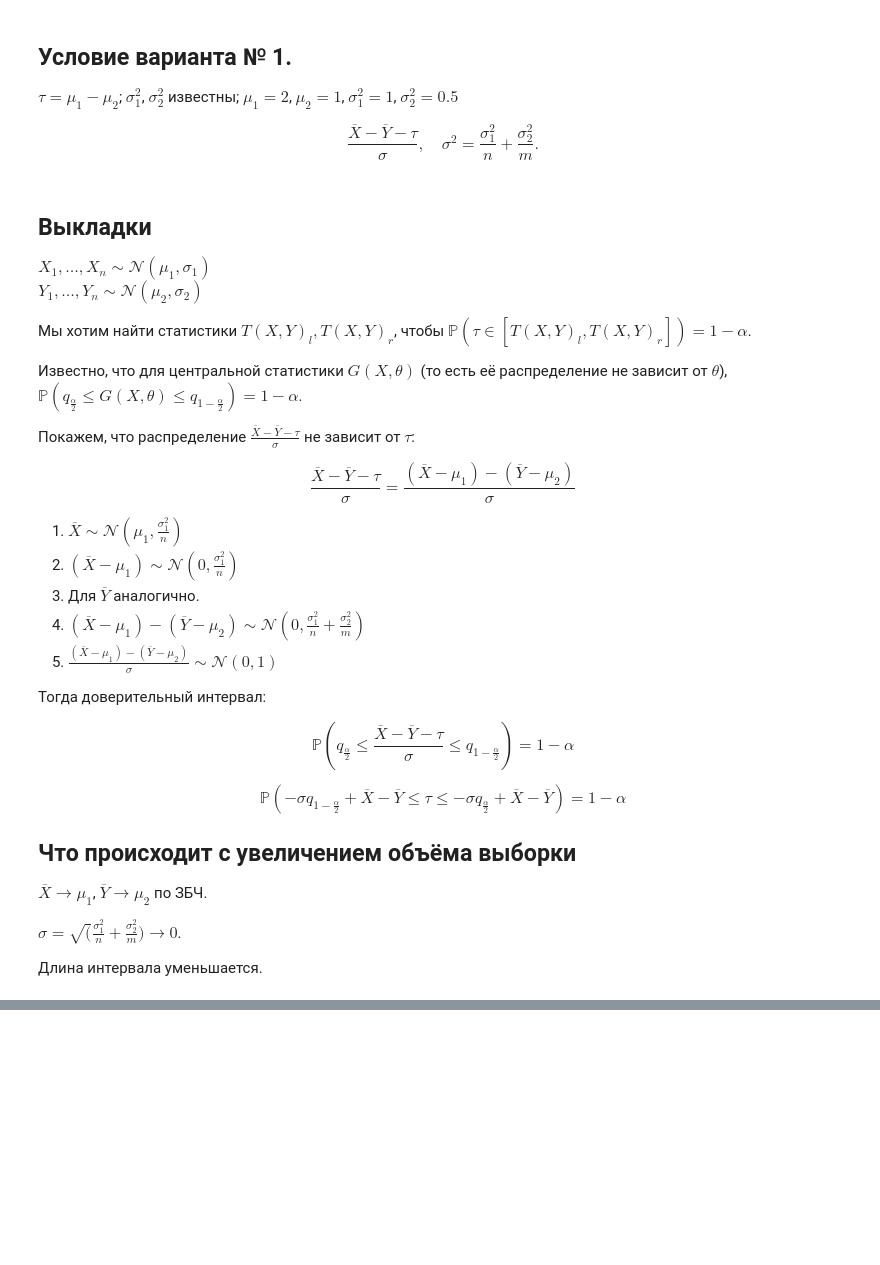
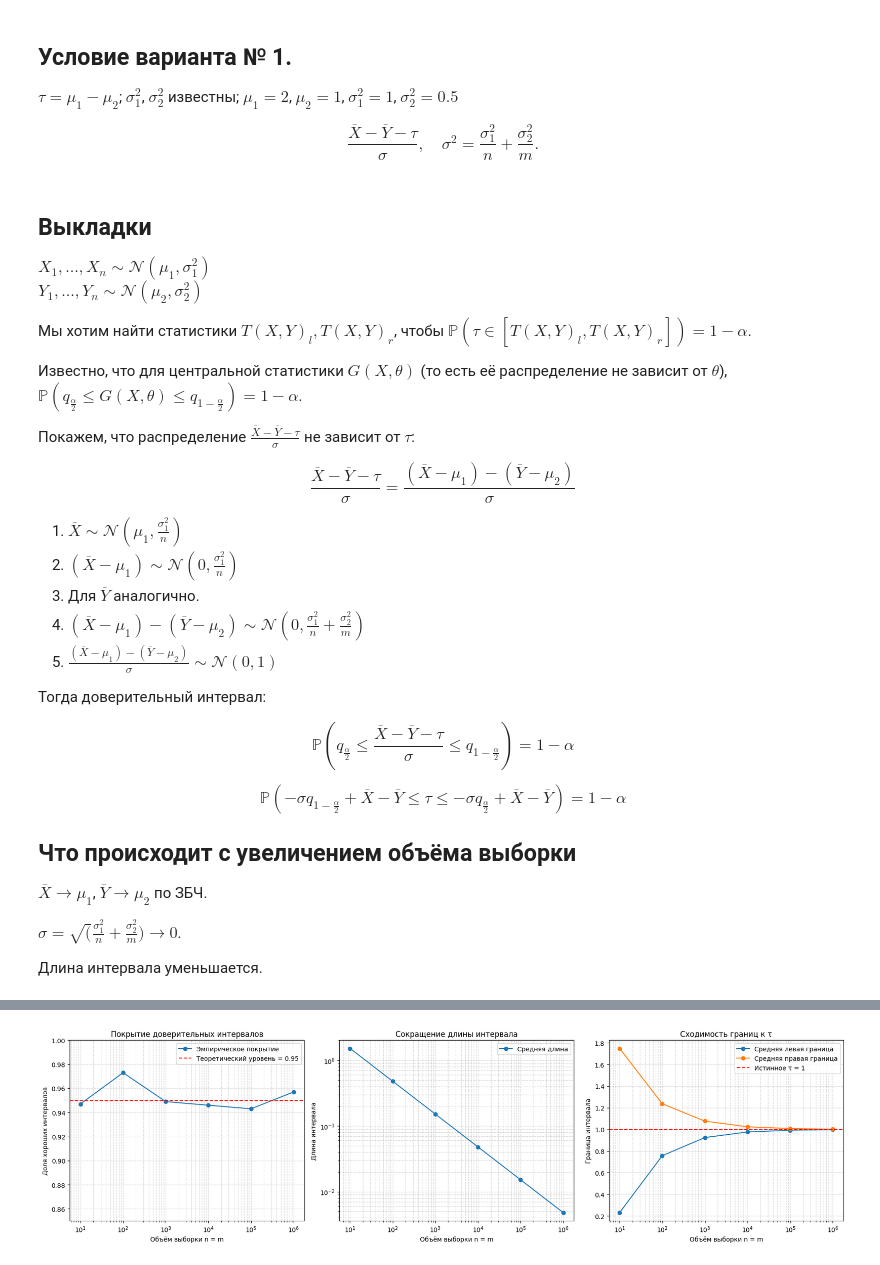
Before and after one commit to ipakhovskiy/math-statistics-lab-3, a Jupyter notebook: task-1.ipynb, the cells around one changed output, grey strips where cells are left out. Saved outputs shown, nothing was run; the diff lists cells and outputs as text; code cells hidden in the pictures; blank space fills up the shorter version.

```diff
--- a/task-1.ipynb
+++ b/task-1.ipynb
@@ -11,8 +11,8 @@ $$
 $$
 # %% [markdown]
 ## Выкладки
-$X_1, \dots, X_n \sim \mathcal{N}(\mu_1, \sigma_1)$ \
-$Y_1, \dots, Y_n \sim \mathcal{N}(\mu_2, \sigma_2)$
+$X_1, \dots, X_n \sim \mathcal{N}(\mu_1, \sigma_1^2)$ \
+$Y_1, \dots, Y_n \sim \mathcal{N}(\mu_2, \sigma_2^2)$
 
 Мы хотим найти статистики $T(X,Y)_l, T(X,Y)_r$, чтобы $\mathbb{P}(\tau \in [T(X,Y)_l, T(X,Y)_r]) = 1 - \alpha$.
 
@@ -98,0 +85,63 @@ for i in SAMPLE_SIZES:
+# %%
+import matplotlib.pyplot as plt
+
+coverages = []
+mean_interval_lengths = []
+mean_lower_bounds = []
+mean_upper_bounds = []
+
+for i in SAMPLE_SIZES:
+    intervals, good_intervals = run(NUM_SAPLES, i, i, ALPHA)
+
+    print(f'N = {i} M = {i}')
+    print(f'Good intervals: {good_intervals}')
+    print(f'Good intervals proprortion: {good_intervals / NUM_SAPLES}')
+
+    firsts, seconds = zip(*intervals)
+    result = (sum(firsts) / len(intervals), sum(seconds) / len(intervals))
+
+    print(f'Mean interval: ({result[0]}, {result[1]})')
+    print(f'Mean interval len: {result[1] - result[0]}')
+    print()
+
+    coverages.append(good_intervals / NUM_SAPLES)
+    mean_interval_lengths.append(result[1] - result[0])
+    mean_lower_bounds.append(result[0])
+    mean_upper_bounds.append(result[1])
+
+z = scipy.stats.norm.ppf(1 - ALPHA / 2)
+
+fig, axes = plt.subplots(1, 3, figsize=(18, 5))
+
+axes[0].plot(SAMPLE_SIZES, coverages, marker='o', label='Эмпирическое покрытие')
+axes[0].axhline(1 - ALPHA, color='red', linestyle='--', label=f'Теоретический уровень = {1 - ALPHA}')
+axes[0].set_xscale('log')
+axes[0].set_ylim(0.85, 1.0)
+axes[0].set_xlabel('Объём выборки n = m')
+axes[0].set_ylabel('Доля хороших интервалов')
+axes[0].set_title('Покрытие доверительных интервалов')
+axes[0].grid(True, which='both', linestyle='--', alpha=0.5)
+axes[0].legend()
+
+axes[1].plot(SAMPLE_SIZES, mean_interval_lengths, marker='o', label='Средняя длина')
+axes[1].set_xscale('log')
+axes[1].set_yscale('log')
+axes[1].set_xlabel('Объём выборки n = m')
+axes[1].set_ylabel('Длина интервала')
+axes[1].set_title('Сокращение длины интервала')
+axes[1].grid(True, which='both', linestyle='--', alpha=0.5)
+axes[1].legend()
+
+axes[2].plot(SAMPLE_SIZES, mean_lower_bounds, marker='o', label='Средняя левая граница')
+axes[2].plot(SAMPLE_SIZES, mean_upper_bounds, marker='o', label='Средняя правая граница')
+axes[2].axhline(TAU_TEOR, color='red', linestyle='--', label=f'Истинное τ = {TAU_TEOR}')
+axes[2].set_xscale('log')
+axes[2].set_xlabel('Объём выборки n = m')
+axes[2].set_ylabel('Граница интервала')
+axes[2].set_title('Сходимость границ к τ')
+axes[2].grid(True, which='both', linestyle='--', alpha=0.5)
+axes[2].legend()
+
+plt.tight_layout()
+plt.show()
+# %% [output]
@@ -98,0 +165 @@ for i in SAMPLE_SIZES:
+[figure, added]
```
Also changed, not shown: parts of 2 cells of this notebook.
